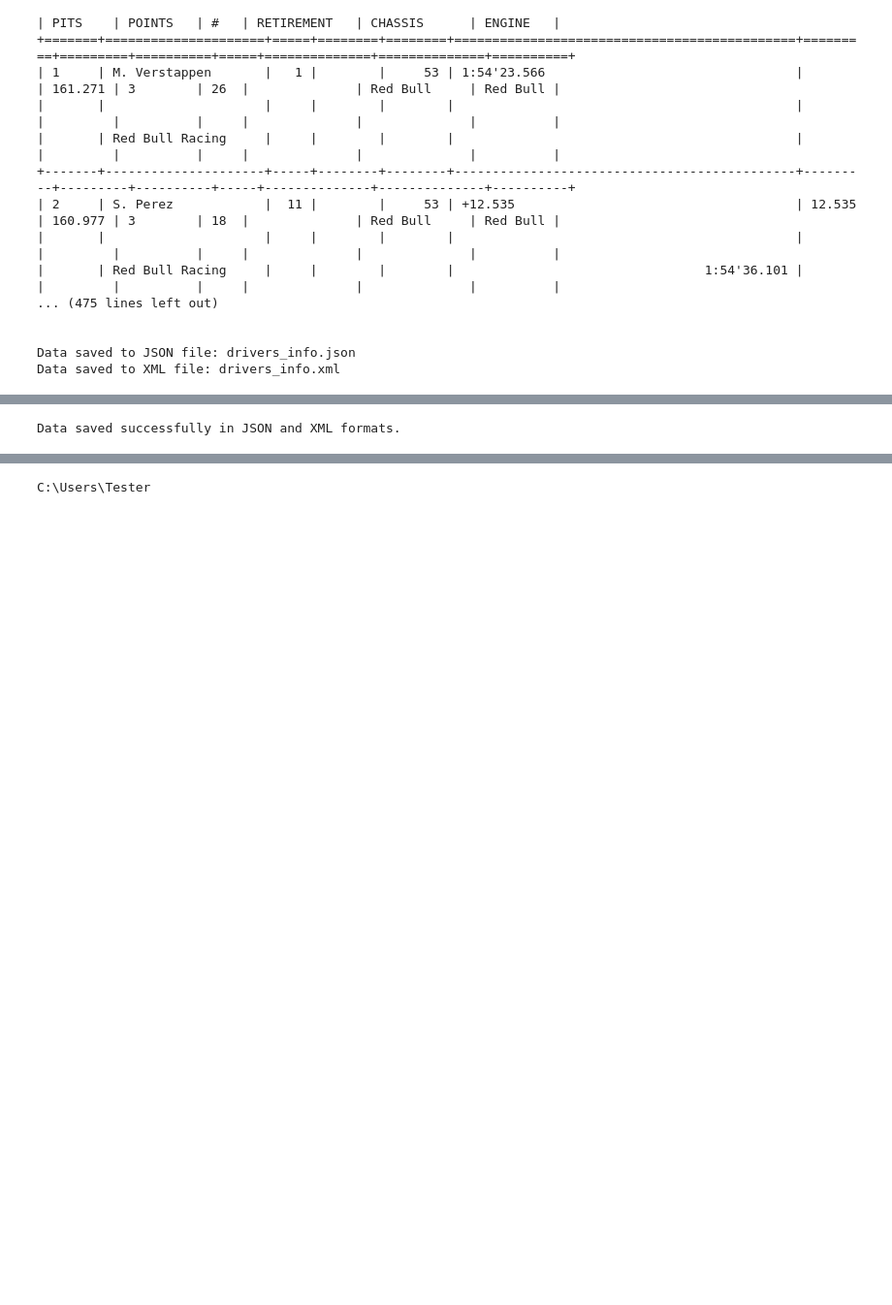
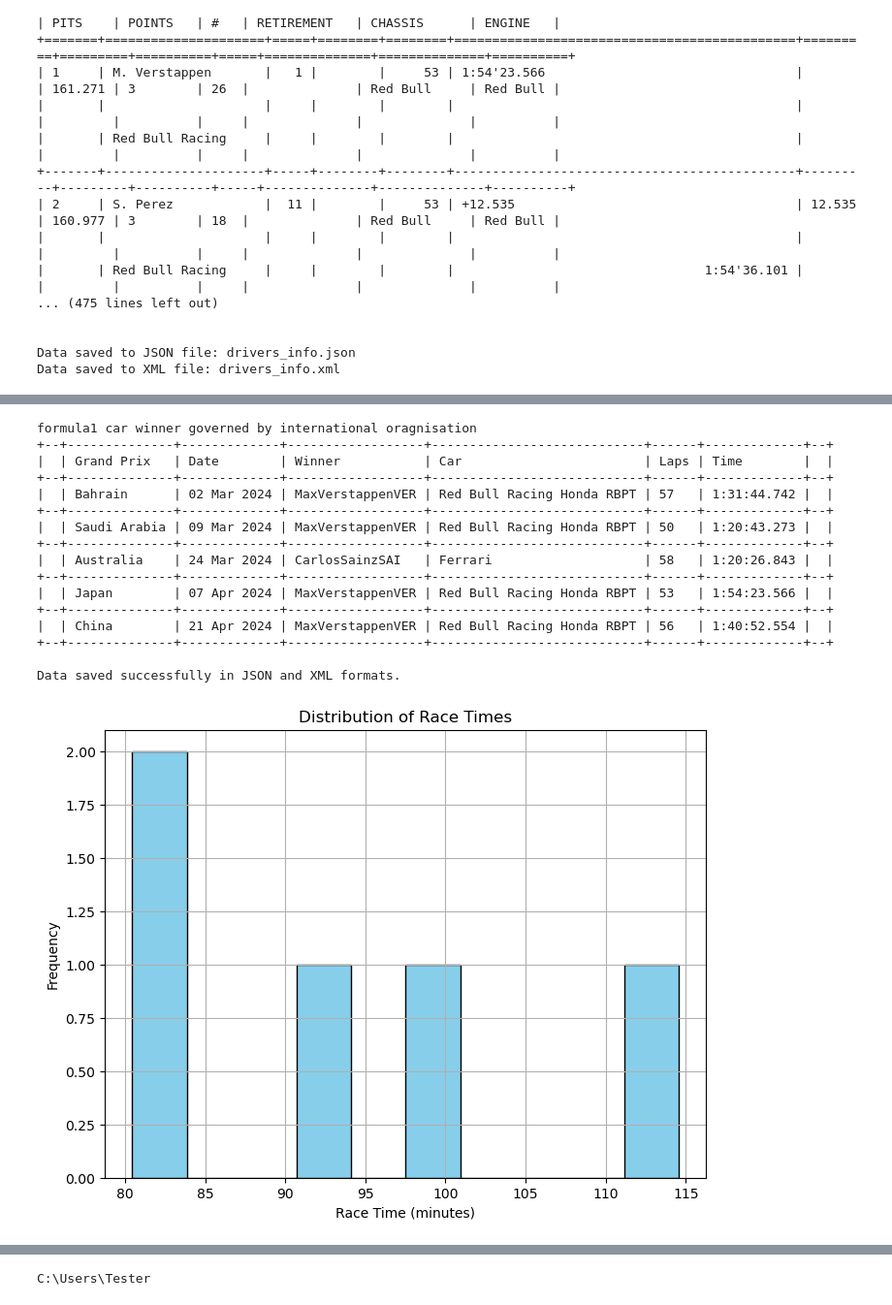
Before and after one commit to nimishavilayatrani/Home_Assigment1, a Jupyter notebook: homeassigment1.ipynb, the cells around one changed output, grey strips where cells are left out. Shown: that part at 97% size. Cells and saved outputs as stored; diff of their text form; code cells hidden in the pictures; blank space fills up the shorter version.

```diff
--- a/homeassigment1.ipynb
+++ b/homeassigment1.ipynb
@@ -1799,9 +1876,10 @@ Data saved to XML file: drivers_info.xml
 # %%
 import pandas as pd
 import matplotlib.pyplot as plt
+from tabulate import tabulate
 
 # Define the table data
-data = [
+data =data = [
     ['1', 'M. Verstappen', '1', '53', '', '1:54\'23.566', '', '161.271', '3', '26', '', 'Red Bull', 'Red Bull'],
     ['', '', '', '', '', '', '', '', '', '', '', 'Red Bull Racing', ''],
     ['2', 'S. Perez', '11', '53', '', '+12.535', '12.535', '160.977', '3', '18', '', 'Red Bull', 'Red Bull'],
@@ -1844,12 +1922,14 @@ data = [
     ['', '', '', '', '', '', '', '', '', '', '', '', '']
 ]
 
+
 # Define column names
-columns = ['CLA', 'DRIVER', '#', 'LAPS', 'TIME', 'INTERVAL', 'KM/H', 'PITS', 'POINTS', '#', 'RETIREMENT', 'CHASSIS', 'ENGINE']
+columns = ['CLA', 'DRIVER', '#', 'LAPS' ,'','TIME INTERVAL', 'KM/H', 'PITS', 'POINTS', '#', 'RETIREMENT', 'CHASSIS', 'ENGINE']
 
 # Convert data to DataFrame
 df = pd.DataFrame(data, columns=columns)
-
+tabular_data = tabulate(df, headers='keys', tablefmt='grid')
+print(tabular_data)
 # Remove empty rows
 df = df.dropna(how='all')
 
@@ -1861,8 +1941,6 @@ basic_analysis_filename = "basic_analysis.txt"
 with open(basic_analysis_filename, 'w') as file:
     file.write(str(basic_analysis))
 
-# Print basic analysis
-print(basic_analysis)
 
 # Print confirmation message
 print("Basic analysis saved to:", basic_analysis_filename)
@@ -1900,8 +1983,9 @@ Basic analysis saved to: basic_analysis.txt
 import requests
 import json
 import xml.etree.ElementTree as ET
-
+import pandas as pd
 from bs4 import BeautifulSoup
+from tabulate import tabulate
 
 # URL of the Formula 1 results page
 url = 'https://www.formula1.com/en/results.html'
@@ -1926,31 +2010,71 @@ if response.status_code == 200:
         data = []
 
         # Loop through each row and extract the text content of each cell
         for row in rows:
             cells = row.find_all(['th', 'td'])
             row_data = [cell.get_text(strip=True) for cell in cells]
             data.append(row_data)
 
+        # Print data in tabular format
+        print("formula1 car winner governed by international oragnisation")
+        print(tabulate(data,  tablefmt='grid'))
+
         # Save data to JSON file
         with open('result_of_formula1_car2024.json', 'w') as json_file:
             json.dump(data, json_file, indent=4)
 
         # Create XML structure
         root = ET.Element("Formula1Results")
         for row_data in data:
             row_element = ET.SubElement(root, "Row")
             for index, cell_data in enumerate(row_data):
                 cell_element = ET.SubElement(row_element, f"Cell{index}")
                 cell_element.text = cell_data
 
         # Save data to XML file
         tree = ET.ElementTree(root)
         tree.write("result_of_formula1_car2024.xml")
 
-        print("Data saved successfully in JSON and XML formats.")
+        print("\nData saved successfully in JSON and XML formats.")
     else:
         print('Table not found.')
 else:
     print('Failed to retrieve webpage. Status code:', response.status_code)
+race_times = [91.744, 80.723, 80.449, 114.566, 100.837]  # Race times in minutes
+laps_completed = [57, 50, 58, 53, 56]  # Number of laps completed
+
+# Create Histogram
+plt.figure(figsize=(8, 6))
+plt.hist(race_times, bins=10, color='skyblue', edgecolor='black')
+plt.xlabel('Race Time (minutes)')
+plt.ylabel('Frequency')
+plt.title('Distribution of Race Times')
+plt.grid(True)
+plt.show()
+
+# Create Scatter Plot
+plt.figure(figsize=(8, 6))
+plt.scatter(laps_completed, race_times, color='orange', alpha=0.7)
+plt.xlabel('Number of Laps Completed')
+plt.ylabel('Race Time (minutes)')
+plt.title('Scatter Plot of Laps Completed vs. Race Time')
+plt.grid(True)
+plt.show()
 # %% [output]
+formula1 car winner governed by international oragnisation
++--+--------------+-------------+------------------+----------------------------+------+-------------+--+
+|  | Grand Prix   | Date        | Winner           | Car                        | Laps | Time        |  |
++--+--------------+-------------+------------------+----------------------------+------+-------------+--+
+|  | Bahrain      | 02 Mar 2024 | MaxVerstappenVER | Red Bull Racing Honda RBPT | 57   | 1:31:44.742 |  |
++--+--------------+-------------+------------------+----------------------------+------+-------------+--+
+|  | Saudi Arabia | 09 Mar 2024 | MaxVerstappenVER | Red Bull Racing Honda RBPT | 50   | 1:20:43.273 |  |
++--+--------------+-------------+------------------+----------------------------+------+-------------+--+
+|  | Australia    | 24 Mar 2024 | CarlosSainzSAI   | Ferrari                    | 58   | 1:20:26.843 |  |
++--+--------------+-------------+------------------+----------------------------+------+-------------+--+
+|  | Japan        | 07 Apr 2024 | MaxVerstappenVER | Red Bull Racing Honda RBPT | 53   | 1:54:23.566 |  |
++--+--------------+-------------+------------------+----------------------------+------+-------------+--+
+|  | China        | 21 Apr 2024 | MaxVerstappenVER | Red Bull Racing Honda RBPT | 56   | 1:40:52.554 |  |
++--+--------------+-------------+------------------+----------------------------+------+-------------+--+
+
 Data saved successfully in JSON and XML formats.
+[figure, added]
```
Also changed, not shown: parts of 13 cells of this notebook.
